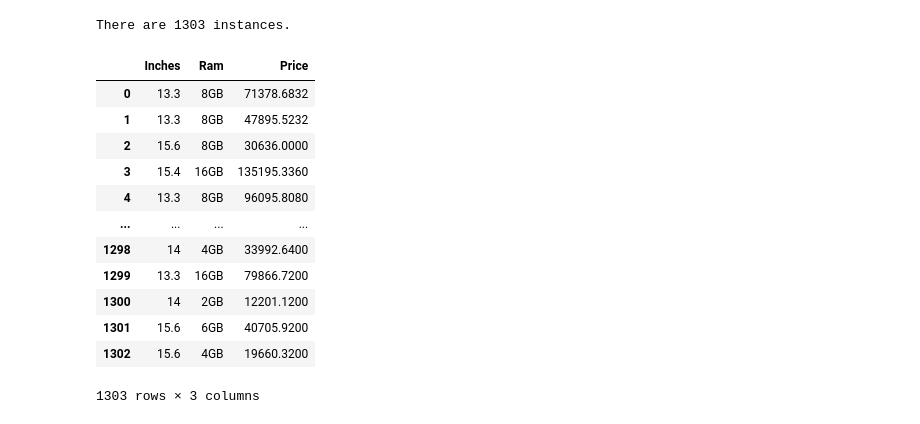
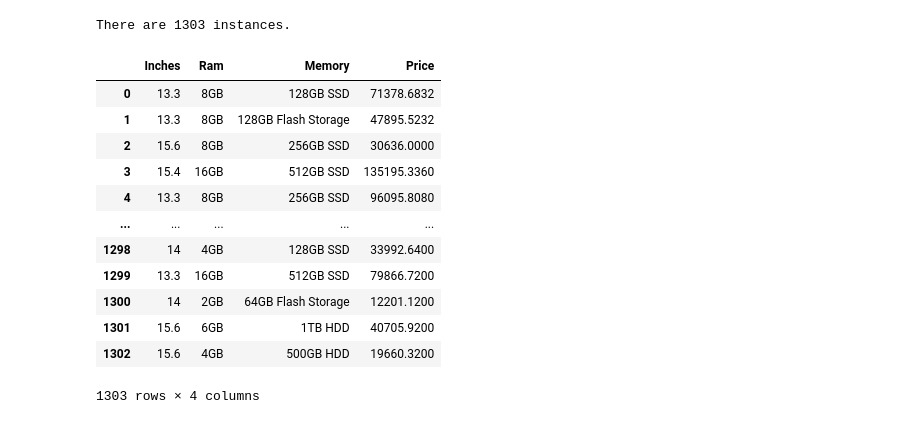
Before and after one commit to t1ww/AI-for-SE, a Jupyter notebook: SE411_652115013_lab10_inclass/task/model_neural_2.ipynb, the cells around one changed output. Cells and saved outputs as stored; diff of their text form; code cells hidden in the pictures.

```diff
--- a/SE411_652115013_lab10_inclass/task/model_neural_2.ipynb
+++ b/SE411_652115013_lab10_inclass/task/model_neural_2.ipynb
@@ -9,23 +10,24 @@ from numpy import arange
 # %%
 # Read dataset and select 'Inches' and 'Price' columns
 dataset = pd.read_csv('Lab09_uncleaned_laptopData.csv')
 print(f"There are {len(dataset.index)} instances.")
 dataset
 # select column
-dataset = dataset[['Inches', 'Ram', 'Memory', 'Price']]
+dataset_columns = ['Inches', 'Ram', 'Memory', 'Price']
+dataset = dataset[dataset_columns]
 dataset
 # %% [output]
 There are 1303 instances.
-|  | Inches | Ram | Price |
-| 0 | 13.3 | 8GB | 71378.6832 |
-| 1 | 13.3 | 8GB | 47895.5232 |
-| 2 | 15.6 | 8GB | 30636.0000 |
-| 3 | 15.4 | 16GB | 135195.3360 |
-| 4 | 13.3 | 8GB | 96095.8080 |
-| ... | ... | ... | ... |
-| 1298 | 14 | 4GB | 33992.6400 |
-| 1299 | 13.3 | 16GB | 79866.7200 |
-| 1300 | 14 | 2GB | 12201.1200 |
-| 1301 | 15.6 | 6GB | 40705.9200 |
-| 1302 | 15.6 | 4GB | 19660.3200 |
+|  | Inches | Ram | Memory | Price |
+| 0 | 13.3 | 8GB | 128GB SSD | 71378.6832 |
+| 1 | 13.3 | 8GB | 128GB Flash Storage | 47895.5232 |
+| 2 | 15.6 | 8GB | 256GB SSD | 30636.0000 |
+| 3 | 15.4 | 16GB | 512GB SSD | 135195.3360 |
+| 4 | 13.3 | 8GB | 256GB SSD | 96095.8080 |
+| ... | ... | ... | ... | ... |
+| 1298 | 14 | 4GB | 128GB SSD | 33992.6400 |
+| 1299 | 13.3 | 16GB | 512GB SSD | 79866.7200 |
+| 1300 | 14 | 2GB | 64GB Flash Storage | 12201.1200 |
+| 1301 | 15.6 | 6GB | 1TB HDD | 40705.9200 |
+| 1302 | 15.6 | 4GB | 500GB HDD | 19660.3200 |
-1303 rows × 3 columns
+1303 rows × 4 columns
```
Also changed, not shown: parts of 8 cells of this notebook.
